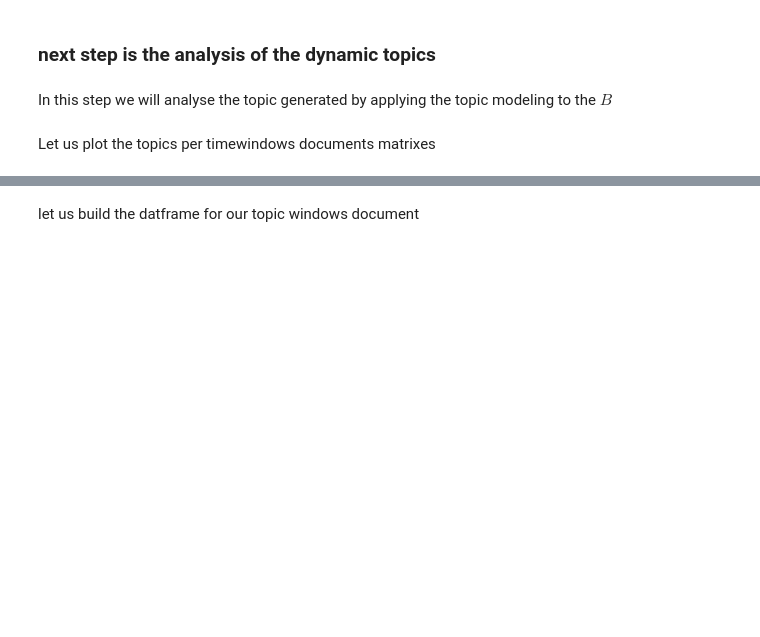
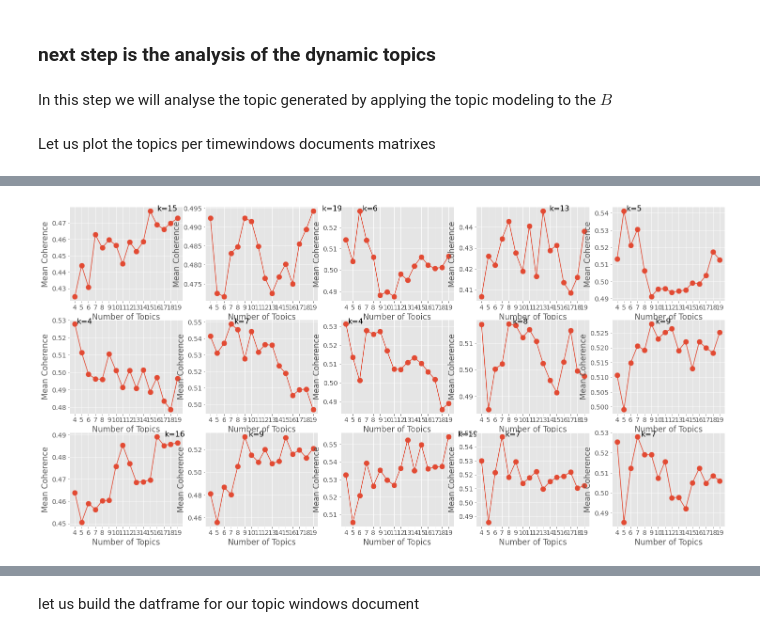
Before and after one commit to espoirMur/balobi_nini, a Jupyter notebook: notebooks/2.Dynamic_Topic_Modeling.ipynb, the cells around one changed output, grey strips where cells are left out. Cells and saved outputs as stored; diff of their text form; code cells hidden in the pictures; blank space fills up the shorter version.

```diff
--- a/notebooks/2.Dynamic_Topic_Modeling.ipynb
+++ b/notebooks/2.Dynamic_Topic_Modeling.ipynb
@@ -912,0 +846,4 @@ Let us plot the topics per timewindows documents matrixes
+# %%
+dynamic_nmf.plot_all_coherence()
+# %% [output]
+[figure, added]
```
Also changed, not shown: parts of 87 cells of this notebook, 1 other file.
